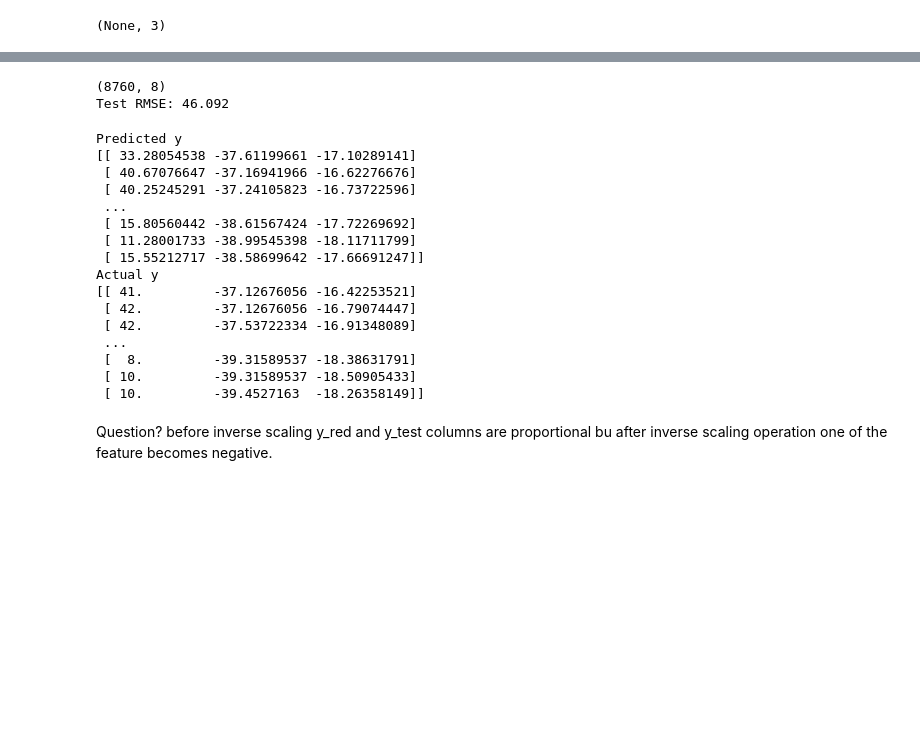
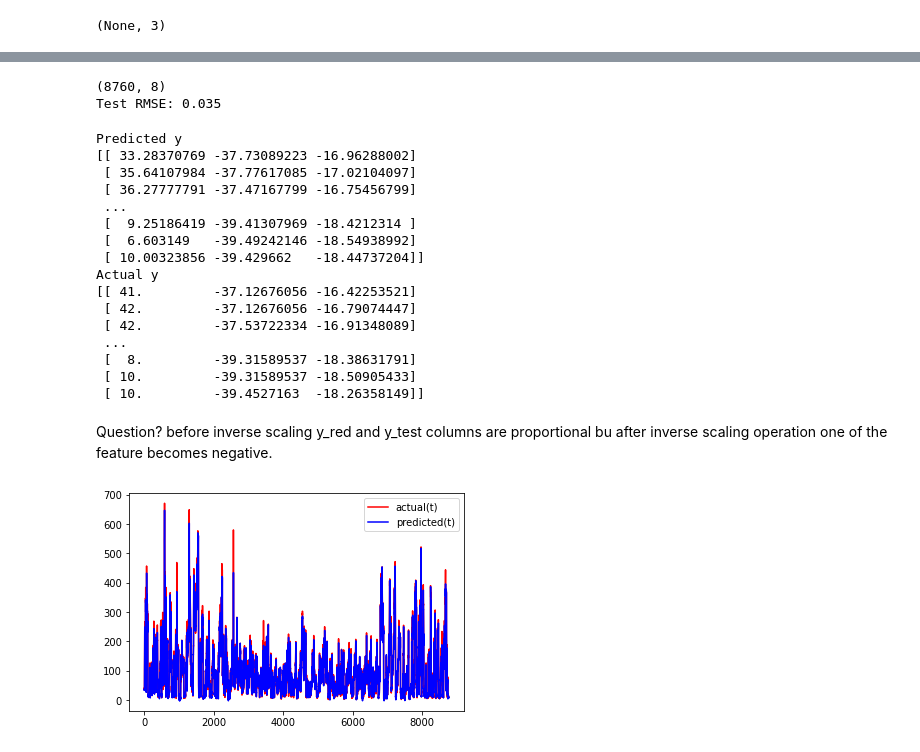
Before and after one commit to bilgedogan/Time-Series-Forecasting, a Jupyter notebook: Pollution/AirPollution.ipynb, the cells around one changed output, grey strips where cells are left out. Drawn from its saved outputs; the diff is of its cells as text; code cells hidden in the pictures; blank space fills up the shorter version.

```diff
--- a/Pollution/AirPollution.ipynb
+++ b/Pollution/AirPollution.ipynb
@@ -341,14 +363,14 @@ print(y_test)
 inv_pred = np.concatenate((y_pred, X_test[:,-(n_features-n_hours):]), axis=1)
 print(inv_pred.shape)
 inv_pred = scaler.inverse_transform(inv_pred)
-y_pred = inv_pred[:,0:n_hours]
+inv_pred = inv_pred[:,0:n_hours]
 
 inv_test=np.concatenate((y_test,X_test[:,-(n_features-n_hours):]),axis=1)
 inv_test = scaler.inverse_transform(inv_test)
-y_test = inv_test[:,0:n_hours]
+inv_test = inv_test[:,0:n_hours]
 
 rmse = mean_squared_error(y_pred, y_test) ** (0.5)
 print('Test RMSE: %.3f' % rmse)
 # %% [output]
 (8760, 8)
-Test RMSE: 46.092
+Test RMSE: 0.035
@@ -355,18 +393,18 @@ Test RMSE: 46.092
 # %%
 print("Predicted y")
-print(y_pred)
+print(inv_pred)
 
 print("Actual y")
-print(y_test)
+print(inv_test)
 # %% [output]
 Predicted y
-[[ 33.28054538 -37.61199661 -17.10289141]
- [ 40.67076647 -37.16941966 -16.62276676]
- [ 40.25245291 -37.24105823 -16.73722596]
+[[ 33.28370769 -37.73089223 -16.96288002]
+ [ 35.64107984 -37.77617085 -17.02104097]
+ [ 36.27777791 -37.47167799 -16.75456799]
  ...
- [ 15.80560442 -38.61567424 -17.72269692]
- [ 11.28001733 -38.99545398 -18.11711799]
- [ 15.55212717 -38.58699642 -17.66691247]]
+ [  9.25186419 -39.41307969 -18.4212314 ]
+ [  6.603149   -39.49242146 -18.54938992]
+ [ 10.00323856 -39.429662   -18.44737204]]
 Actual y
 [[ 41.         -37.12676056 -16.42253521]
  [ 42.         -37.12676056 -16.79074447]
@@ -377,3 +415,11 @@ Actual y
  [ 10.         -39.4527163  -18.26358149]]
 # %% [markdown]
 Question? before inverse scaling y_red and y_test columns are proportional bu after inverse scaling operation one of the feature becomes negative.
+# %%
+plt.plot(inv_test[:,0],'r',label="actual(t)")
+plt.plot(inv_pred[:,0],'b',label="predicted(t)")
+
+plt.legend()
+plt.show()
+# %% [output]
+[figure, added]
```
Also changed, not shown: parts of 11 cells of this notebook, 32 other files.
